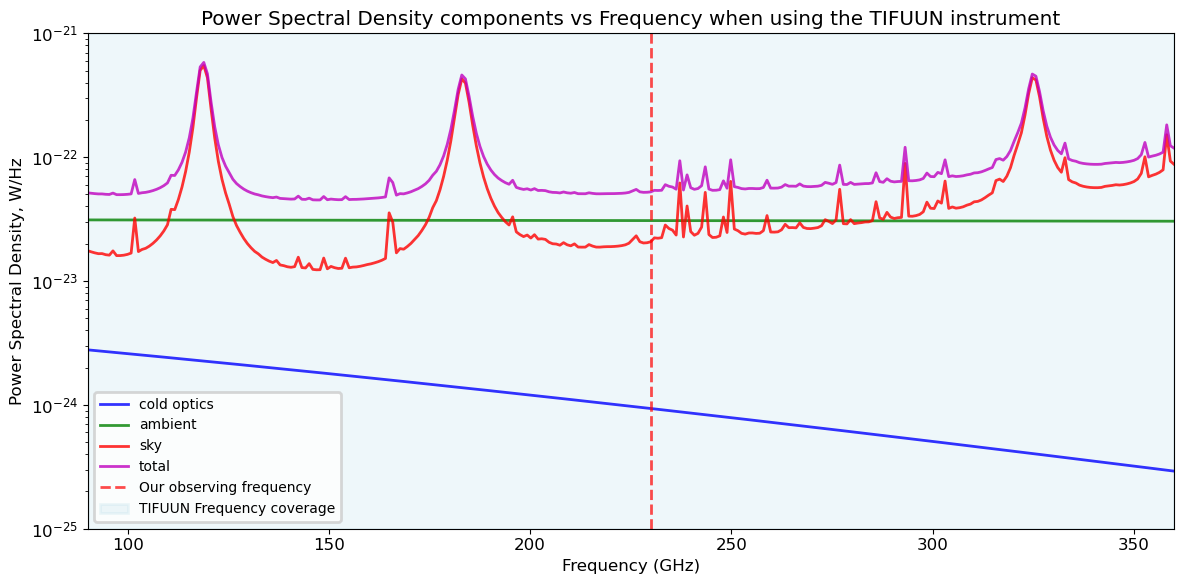
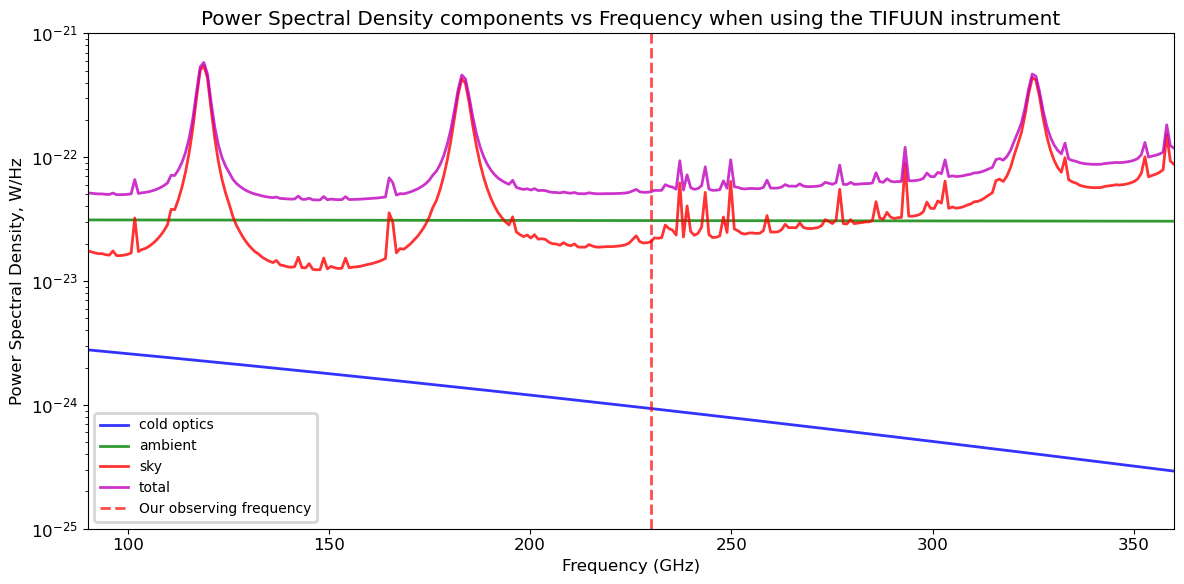
The change to this notebook cell's code, shown as a diff; its figure went from the first image to the second:
--- before
+++ after
@@ -1,3 +1,3 @@
-fig, ax = plt.subplots(figsize=(12, 6))
+fig, ax = plt.subplots()
 ax.plot(frequencies, psdkid_co, '-',label = 'cold optics', color='b', markersize=10, alpha=0.8)
 ax.plot(frequencies, psdkid_amb, '-',label = 'ambient', color='g', markersize=10, alpha=0.8)
@@ -7,6 +7,4 @@
 # label the plot
 ax.axvline(calculator.user_input.obs_freq.value, color='r', linestyle='--', alpha=0.7, label='Our observing frequency')
-#draw a box to highlight the operational frequencies of the TIFUUN receiver
-ax.axvspan(frequencies[0],frequencies[-1], color='lightblue', alpha=0.2, label='TIFUUN Frequency coverage')
 
 ax.legend()

Commit: Notebook updates based on feedback